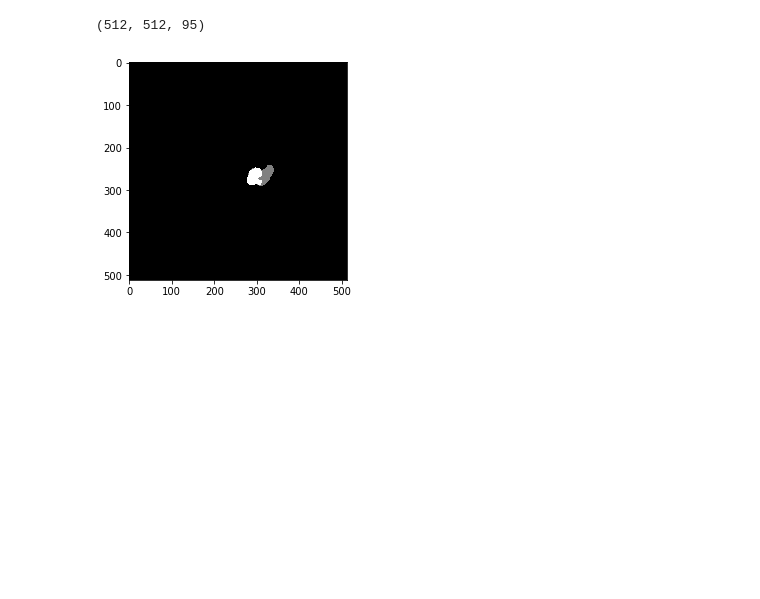
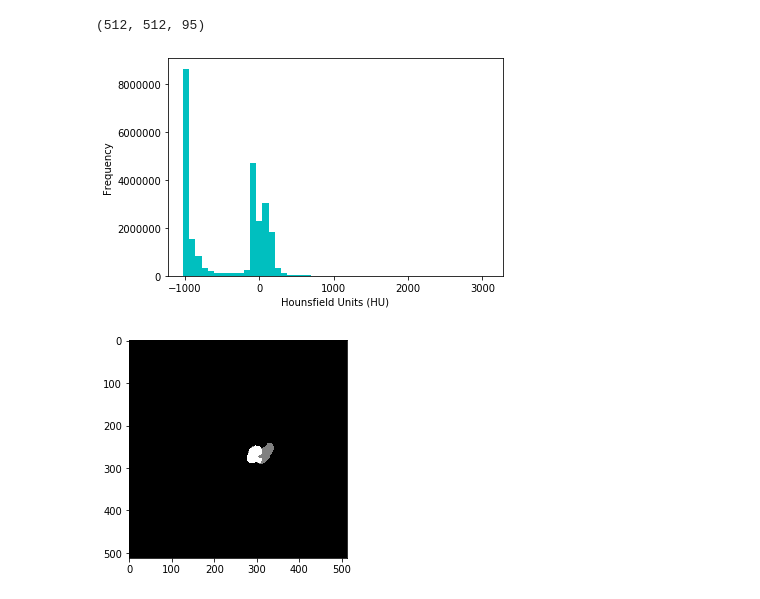
Before and after one commit to fourMembers/ai_postgraduate_project, a Jupyter notebook: notebooks/cdelatorre/Equalize_histogram_and_masks.ipynb, the cells around one changed output. Saved outputs shown, nothing was run; the diff lists cells and outputs as text; code cells hidden in the pictures; blank space fills up the shorter version.

```diff
--- a/notebooks/cdelatorre/Equalize_histogram_and_masks.ipynb
+++ b/notebooks/cdelatorre/Equalize_histogram_and_masks.ipynb
@@ -24,5 +24,13 @@ image_header = image.header
 image_array.shape
 # %% [output]
 (512, 512, 95)
+# %%
+# HISTOGRAMA ANTES DE HACER EL WINDOWING
+plt.hist(image_array.flatten(), bins=50, color='c')
+plt.xlabel("Hounsfield Units (HU)")
+plt.ylabel("Frequency")
+plt.show()
+# %% [output]
+[figure, added]
 # %%
 improved_image = hu.window_image_min(image_array, -135, 250) #search best ..,img_min, img_max)
```
Also changed, not shown: parts of 8 cells of this notebook.
